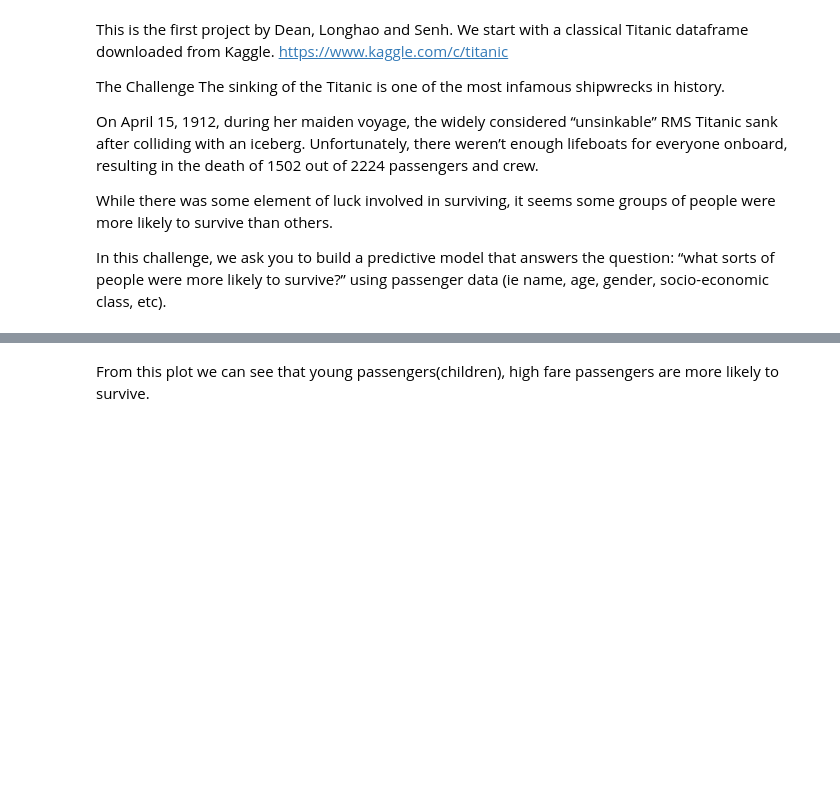
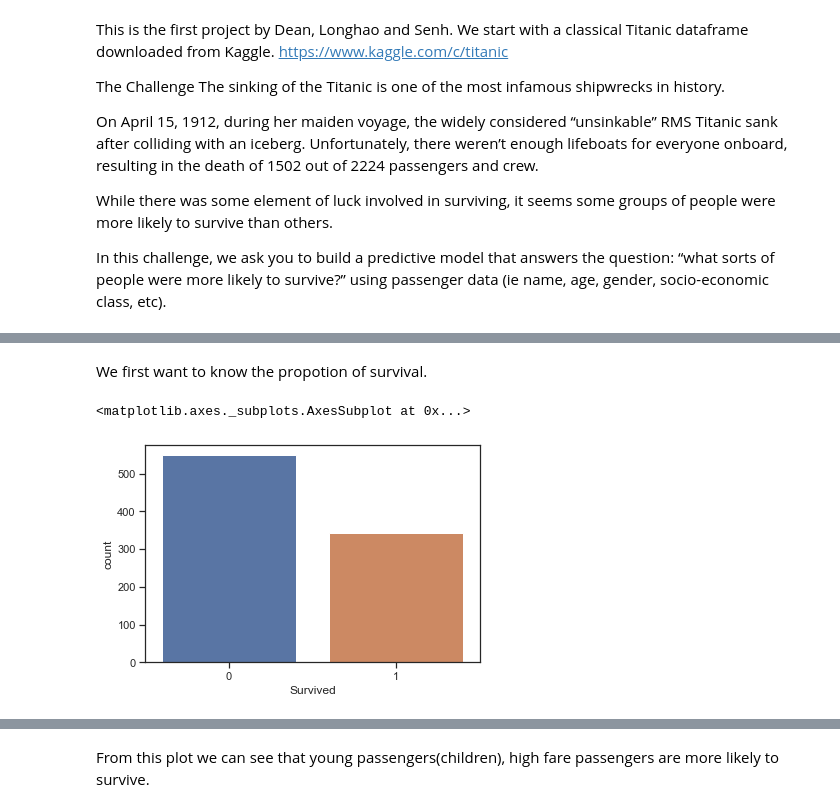
Before and after one commit to andychenns/Titanic-Survival-Prediction, a Jupyter notebook: Titanic Survival Prediction.ipynb, the cells around one changed output, grey strips where cells are left out. Cells and saved outputs as stored; diff of their text form; code cells hidden in the pictures; blank space fills up the shorter version.

```diff
--- a/Titanic Survival Prediction.ipynb
+++ b/Titanic Survival Prediction.ipynb
@@ -32 +53,9 @@ titanic.head(5)
+# %% [markdown]
+We first want to know the propotion of survival.
+# %%
+#We want to plot two bars with one bar representing survived and another one not survived
+sns.countplot(x='Survived',data=titanic)
+# %% [output]
+<matplotlib.axes._subplots.AxesSubplot at 0x...>
+[figure, added]
 # %%
```
Also changed, not shown: parts of 10 cells of this notebook.
